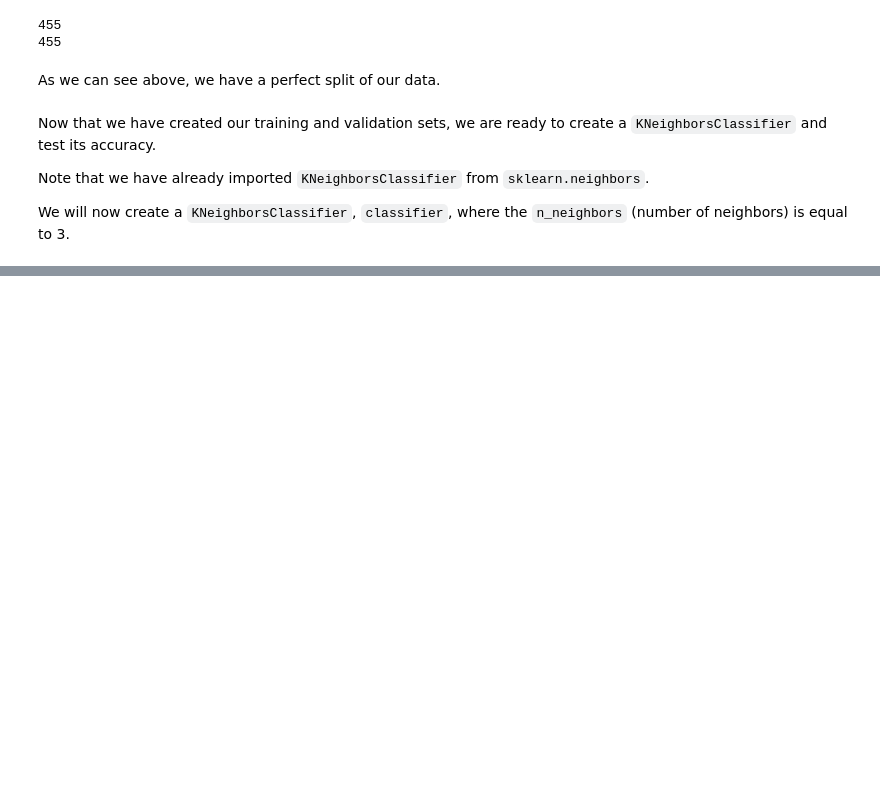
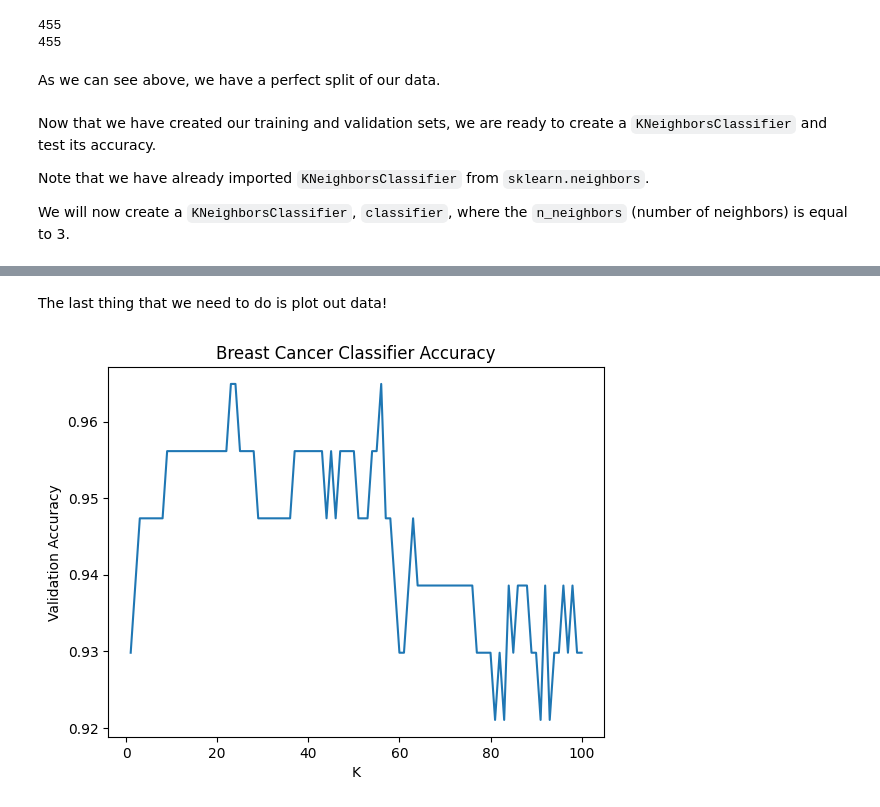
Before and after one commit to connorthomas9/Cancer_Classifier, a Jupyter notebook: cc_notebook.ipynb, the cells around one changed output, grey strips where cells are left out. Saved outputs shown, nothing was run; the diff lists cells and outputs as text; code cells hidden in the pictures; blank space fills up the shorter version.

```diff
--- a/cc_notebook.ipynb
+++ b/cc_notebook.ipynb
@@ -135,0 +142,3 @@ classifier = KNeighborsClassifier(n_neighbors=3)
+# %%
+# Fitting our classifier
+classifier.fit(training_data, training_labels)
@@ -135,0 +167,9 @@ classifier = KNeighborsClassifier(n_neighbors=3)
+# %%
+# Creating a list to store different classifier scores
+accuracies = []
+
+# Creating for loop
+for k in range(1, 101):
+    classifier = KNeighborsClassifier(n_neighbors=k)
+    classifier.fit(training_data, training_labels)
+    accuracies.append(classifier.score(validation_data, validation_labels))
@@ -135,0 +182,14 @@ classifier = KNeighborsClassifier(n_neighbors=3)
+# %%
+# Creating list of values for x-axis
+k_list = list(range(1, 101))
+# %% [markdown]
+The last thing that we need to do is plot out data!
+# %%
+# Plotting data
+plt.plot(k_list, accuracies)
+plt.xlabel("K")
+plt.ylabel("Validation Accuracy")
+plt.title("Breast Cancer Classifier Accuracy")
+plt.show()
+# %% [output]
+[figure, added]
```
Also changed, not shown: parts of 7 cells of this notebook.
